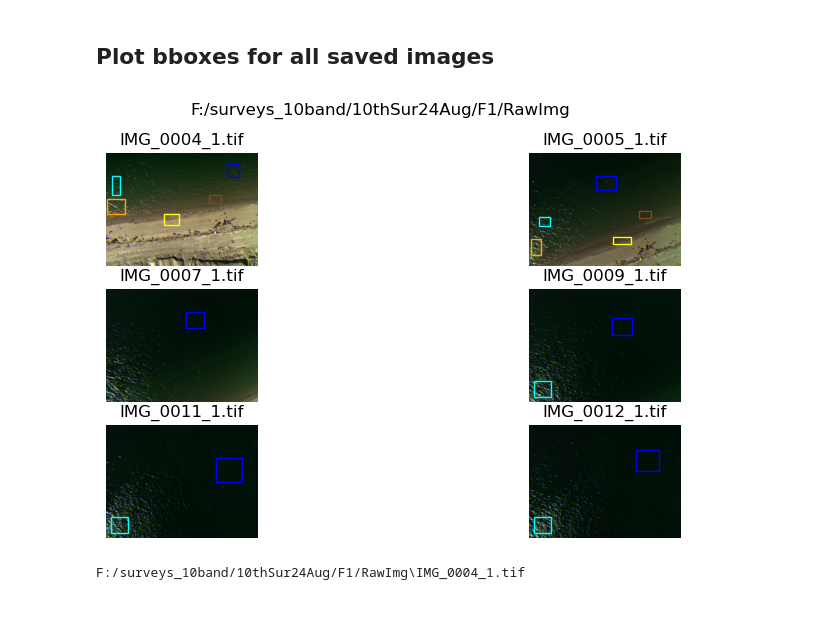
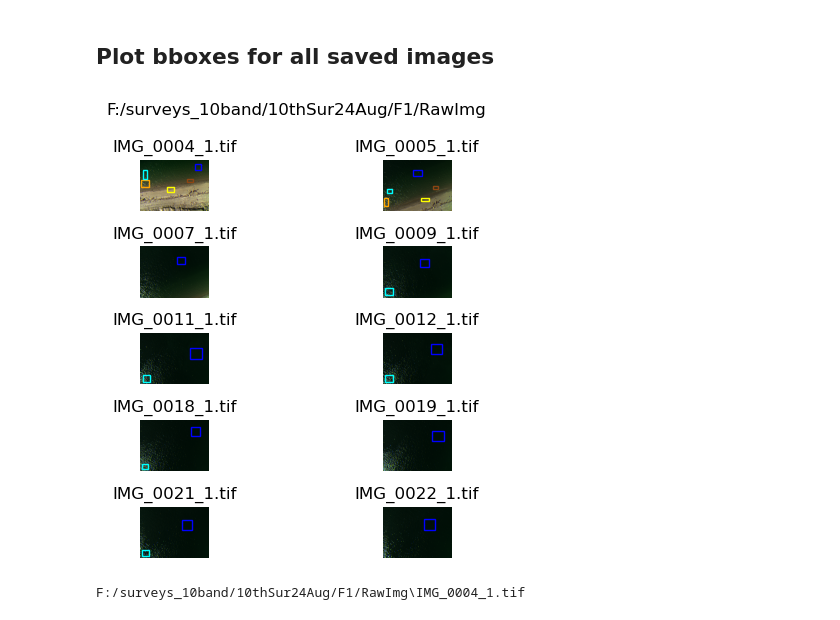
Before and after one commit to pakhuiying/sunglint_correction, a Jupyter notebook: extract_spectral_from_bboxes.ipynb, the cells around one changed output. Saved outputs shown, nothing was run; the diff lists cells and outputs as text; code cells hidden in the pictures.

Commit message:
updated plotting param show_n for plot_bboxes

```diff
--- a/extract_spectral_from_bboxes.ipynb
+++ b/extract_spectral_from_bboxes.ipynb
@@ -73,9 +76,9 @@ img_bboxes
 ## Plot bboxes for all saved images
 # %%
 ES = espect.ExtractSpectral(r"saved_bboxes")
-ES.plot_bboxes(figsize=(10,5))
+ES.plot_bboxes(show_n = None,figsize=(10,20))
 # %% [output]
-[figure, old version]
+[figure, new version]
 # %%
 warp_mode = cv2.MOTION_HOMOGRAPHY
 img_type = "reflectance"
```
Also changed, not shown: parts of 1 cell of this notebook, 1 other file.
